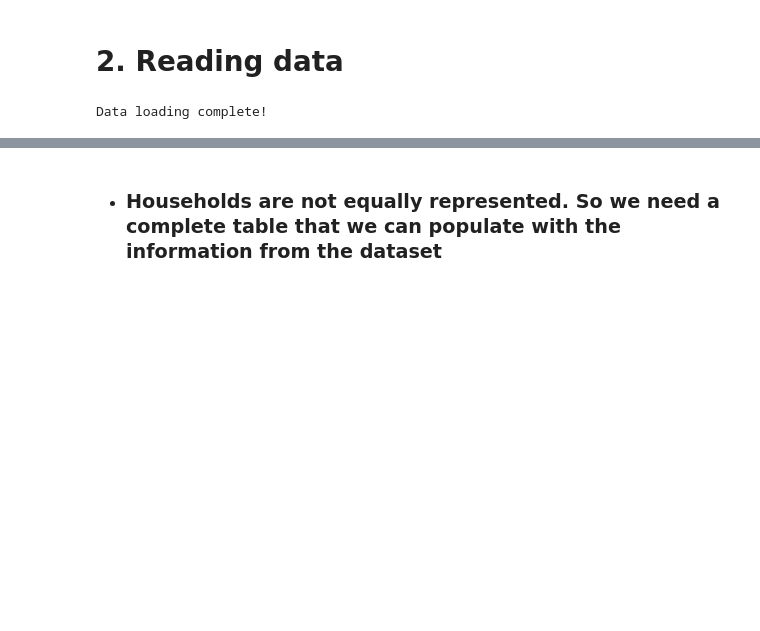
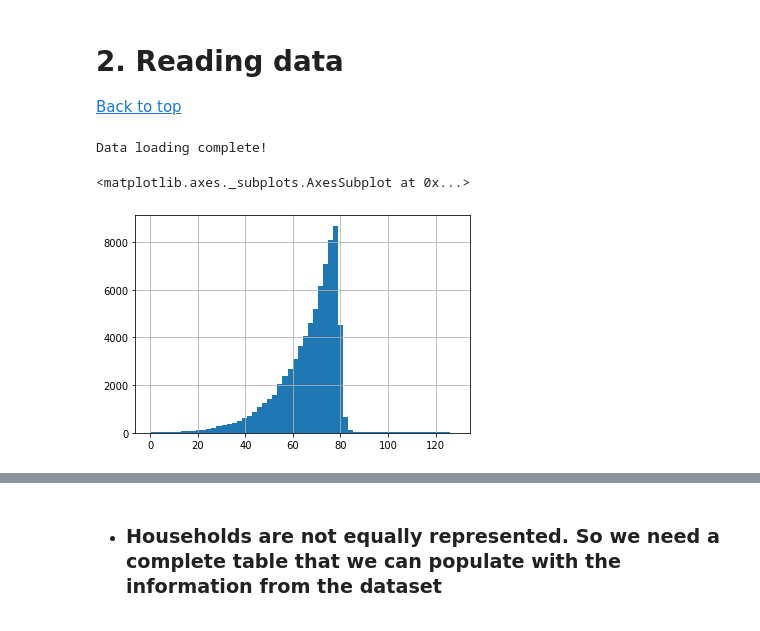
Before and after one commit to robmoratore/ShellDnA, a Jupyter notebook: DnA 2.0/cleaned main notebook.ipynb, the cells around one changed output, grey strips where cells are left out. Drawn from its saved outputs; the diff is of its cells as text; code cells hidden in the pictures; blank space fills up the shorter version.

```diff
--- a/DnA 2.0/cleaned main notebook.ipynb
+++ b/DnA 2.0/cleaned main notebook.ipynb
@@ -270,6 +248,7 @@ def fill_nas_for_weighted_avg(weighted_avg):
     return pd.Series(new_column, index=weighted_avg.index)
 # %% [markdown]
 # 2. Reading data <a class="anchor" id="data"></a>
+[Back to top](#menu)
 # %%
 df_transactions = pd.read_csv('data/transactions.csv')
 df_demographics = pd.read_csv('data/demographics.csv')
@@ -281,3 +262,8 @@ df_campaigns = pd.read_csv('data/campaigns.csv')
 print('Data loading complete!')
 # %% [output]
 Data loading complete!
+# %%
+df_promotions['TIME_IN_APP'].hist(bins=60)
+# %% [output]
+<matplotlib.axes._subplots.AxesSubplot at 0x...>
+[figure, added]
```
Also changed, not shown: parts of 41 cells of this notebook, 1 other file.
